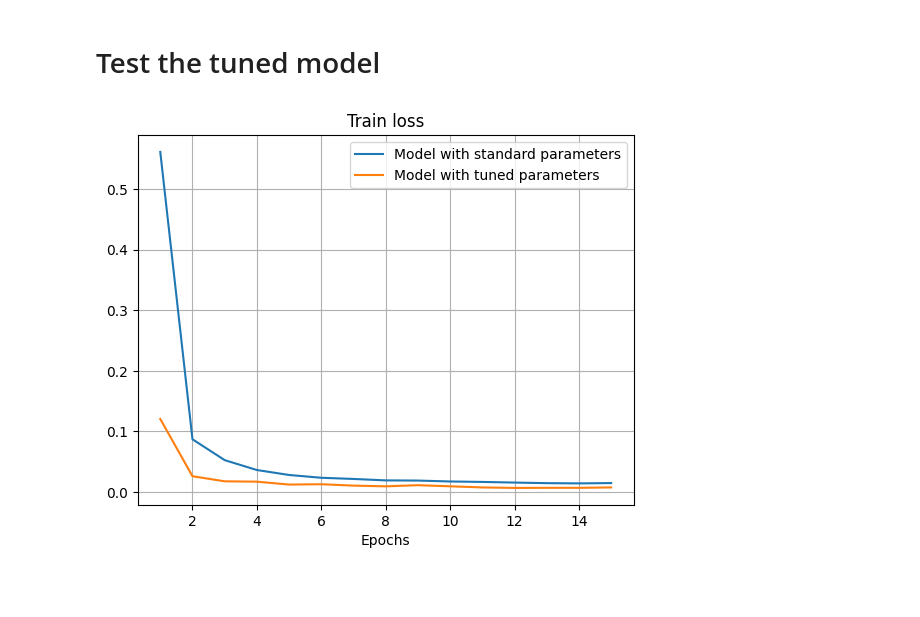
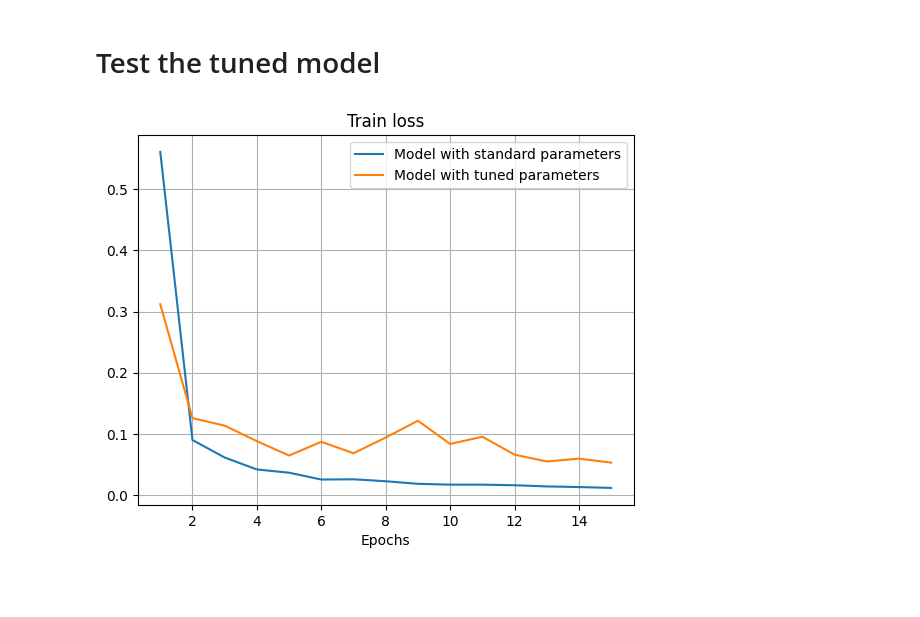
Before and after one commit to JoeLsvj/stocks_forecasting_LOB, a Jupyter notebook: Hyperparameters_tuning/hyperparameter_tuning/es_tuning_regression/es_tuning_LobCNN_clean.ipynb, the cells around one changed output. Saved outputs shown, nothing was run; the diff lists cells and outputs as text; code cells hidden in the pictures.

```diff
--- a/Hyperparameters_tuning/hyperparameter_tuning/es_tuning_regression/es_tuning_LobCNN_clean.ipynb
+++ b/Hyperparameters_tuning/hyperparameter_tuning/es_tuning_regression/es_tuning_LobCNN_clean.ipynb
@@ -148,7 +148,7 @@ dataset_train = Dataset.TimeSeriesDataset(
     seq_len_x = lookback_period,
     seq_len_y = 1,
     offset    = lookback_period-1,
-    channels  = False,
+    channels  = True,
     task      = Dataset.TimeSeriesDataset.Task.REGRESSION
 )
 dataset_val = Dataset.TimeSeriesDataset(
@@ -157,7 +157,7 @@ dataset_val = Dataset.TimeSeriesDataset(
     seq_len_x = lookback_period,
     seq_len_y = 1,
     offset    = lookback_period-1,
-    channels  = False,
+    channels  = True,
     task      = Dataset.TimeSeriesDataset.Task.REGRESSION
 )
 dataset_test = Dataset.TimeSeriesDataset(
@@ -166,7 +166,7 @@ dataset_test = Dataset.TimeSeriesDataset(
     seq_len_x = lookback_period,
     seq_len_y = 1,
     offset    = lookback_period-1,
-    channels  = False,
+    channels  = True,
     task      = Dataset.TimeSeriesDataset.Task.REGRESSION
 )
 
@@ -271,15 +276,19 @@ TypeError: LobCNN.__init__() got an unexpected keyword argument 'dropout'
 import sam_plots
 # %%
 # Create model with standard parameters
-# Create the model
 params = {
-    'input_size': X_train.shape[1],
-    'hidden_layer_size': 64,
-    'num_layers': 2,
-    'output_size': y_train.shape[1],
-    'dropout': 0.2
+    "vertical_convolutional_layers" : 2,
+    "vertical_kernel_size" : 4,
+    "smoothing" : False,
+    "convolution_channels" : 32,
+    "inception_channels" : 64,
+    "lstm_layers" : 2,
+    "latent_size" : 128,
+    "dropout" : 0.2,
+    "output_size" : y_train.shape[1],
 }
-model = Models.LSTM1(**params).to(device)
+
+model = Models.LobCNN(**params).to(device)
 
 # Define loss function and optimizer
 learning_rate = 5*1e-4
@@ -288,7 +297,7 @@ criterion = nn.MSELoss()
 optimizer = torch.optim.Adam(model.parameters(), lr=learning_rate)
 
 # Train the model
-standard_training_info = utils.ModelTools.train(
+training_info = utils.ModelTools.train(
     model_id = model.name,
     model = model,
     criterion = criterion,
@@ -302,13 +311,18 @@ standard_training_info = utils.ModelTools.train(
 # %%
 # Create model with tuned parameters
 params = {
-    'input_size': X_train.shape[1],
-    'hidden_layer_size': best_individual_ever.structure_solution[0],
-    'num_layers': 2,
-    'output_size': y_train.shape[1],
-    'dropout': best_individual_ever.dropout_solution
+    "vertical_convolutional_layers" : 2,
+    "vertical_kernel_size" : 4,
+    "smoothing" : False,
+    "convolution_channels" : 32,
+    "inception_channels" : 64,
+    "lstm_layers" : 2,
+    "latent_size" : best_individual_ever.structure_solution[0],
+    "dropout" : best_individual_ever.dropout_solution,
+    "output_size" : y_train.shape[1],
 }
-model = Models.LSTM1(**params).to(device)
+
+model = Models.LobCNN(**params).to(device)
 
 # Define loss function and optimizer
 learning_rate = best_individual_ever.lr_solution
@@ -330,13 +344,13 @@ tuned_training_info = utils.ModelTools.train(
 )
 # %%
 sam_plots.plot_2_histories(
-    standard_training_info['train_loss'],
+    training_info['train_loss'],
     tuned_training_info['train_loss'],
     "Train loss",
     "Model with standard parameters",
     "Model with tuned parameters"
     )
 # %% [output]
-[figure, old version]
+[figure, new version]
 # %% [markdown]
 ##
```
Also changed, not shown: parts of 1 cell of this notebook, 3 other files.
